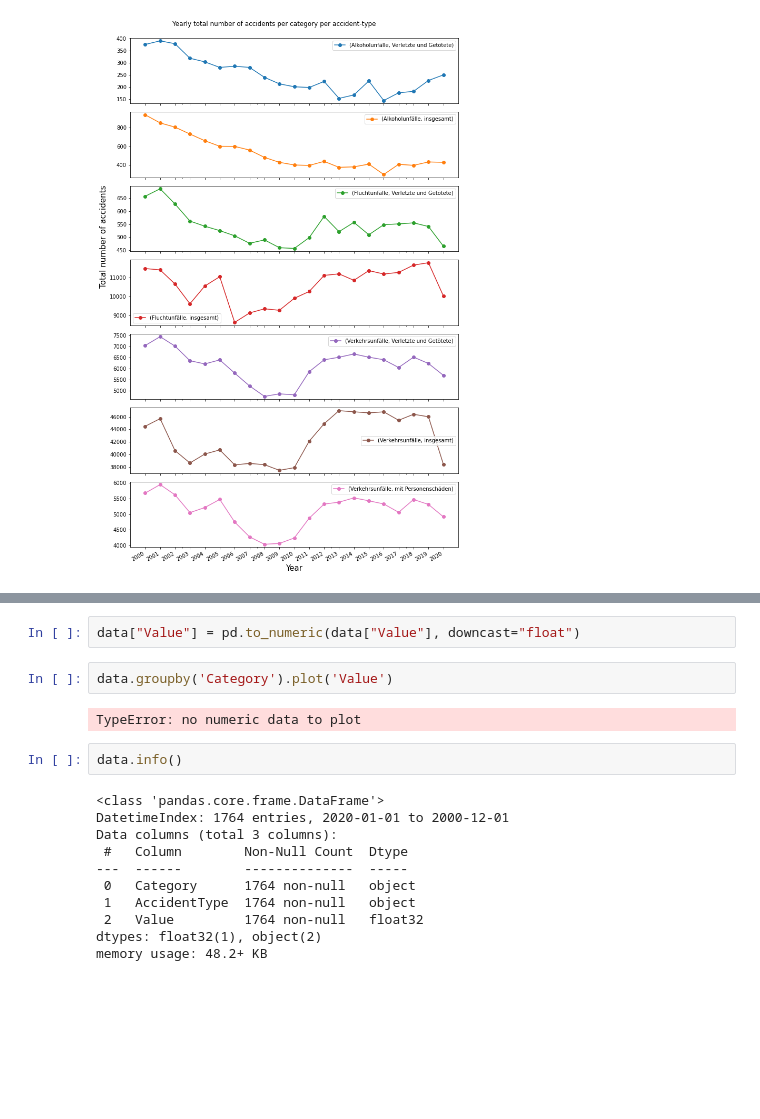
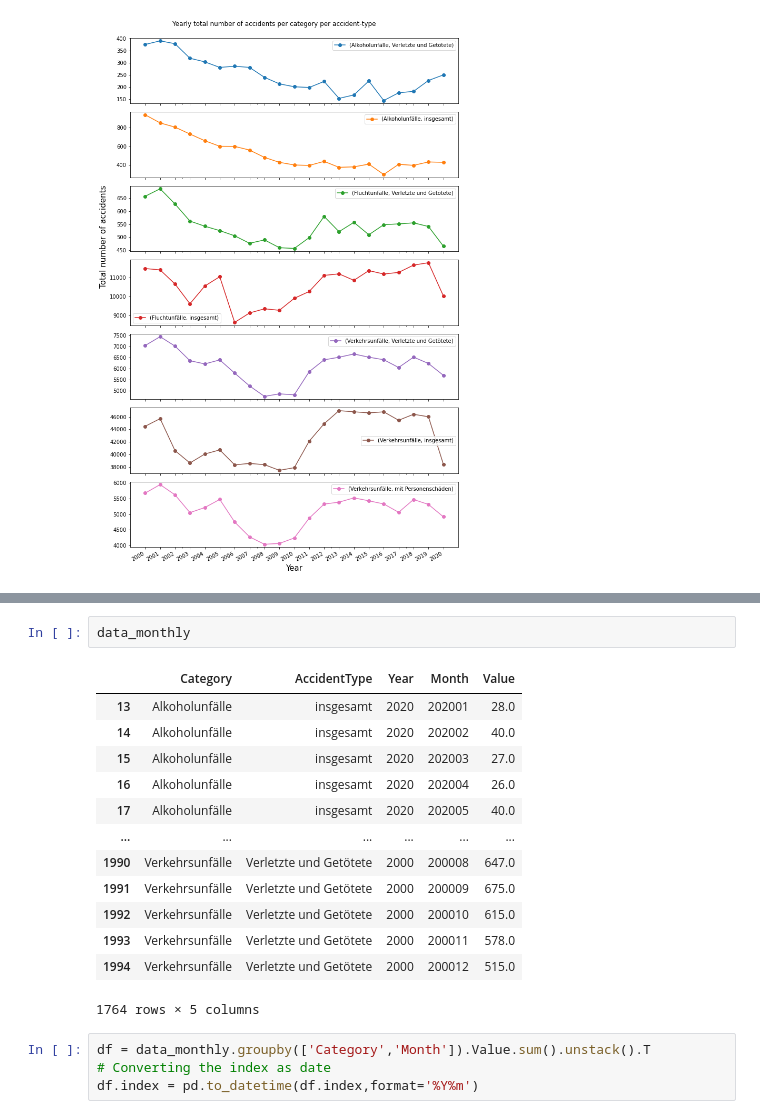
Before and after one commit to abhishekmshr956/DigitalProductSchool, a Jupyter notebook: Untitled.ipynb, the cells around one changed output, grey strips where cells are left out. Saved outputs shown, nothing was run; the diff lists cells and outputs as text; blank space fills up the shorter version.

```diff
--- a/Untitled.ipynb
+++ b/Untitled.ipynb
@@ -284,19 +172,20 @@ KeyboardInterrupt:
-# %%
-data["Value"] = pd.to_numeric(data["Value"], downcast="float")
-# %%
-data.groupby('Category').plot('Value')
-# %% [output]
-TypeError: no numeric data to plot
-# %%
-data.info()
-# %% [output]
-<class 'pandas.core.frame.DataFrame'>
-DatetimeIndex: 1764 entries, 2020-01-01 to 2000-12-01
-Data columns (total 3 columns):
- #   Column        Non-Null Count  Dtype
----  ------        --------------  -----
- 0   Category      1764 non-null   object
- 1   AccidentType  1764 non-null   object
- 2   Value         1764 non-null   float32
-dtypes: float32(1), object(2)
-memory usage: 48.2+ KB
+# %%
+data_monthly
+# %% [output]
+|  | Category | AccidentType | Year | Month | Value |
+| 13 | Alkoholunfälle | insgesamt | 2020 | 202001 | 28.0 |
+| 14 | Alkoholunfälle | insgesamt | 2020 | 202002 | 40.0 |
+| 15 | Alkoholunfälle | insgesamt | 2020 | 202003 | 27.0 |
+| 16 | Alkoholunfälle | insgesamt | 2020 | 202004 | 26.0 |
+| 17 | Alkoholunfälle | insgesamt | 2020 | 202005 | 40.0 |
+| ... | ... | ... | ... | ... | ... |
+| 1990 | Verkehrsunfälle | Verletzte und Getötete | 2000 | 200008 | 647.0 |
+| 1991 | Verkehrsunfälle | Verletzte und Getötete | 2000 | 200009 | 675.0 |
+| 1992 | Verkehrsunfälle | Verletzte und Getötete | 2000 | 200010 | 615.0 |
+| 1993 | Verkehrsunfälle | Verletzte und Getötete | 2000 | 200011 | 578.0 |
+| 1994 | Verkehrsunfälle | Verletzte und Getötete | 2000 | 200012 | 515.0 |
+1764 rows × 5 columns
+# %%
+df = data_monthly.groupby(['Category','Month']).Value.sum().unstack().T
+# Converting the index as date
+df.index = pd.to_datetime(df.index,format='%Y%m')
```
Also changed, not shown: parts of 17 cells of this notebook, 3 other files.
